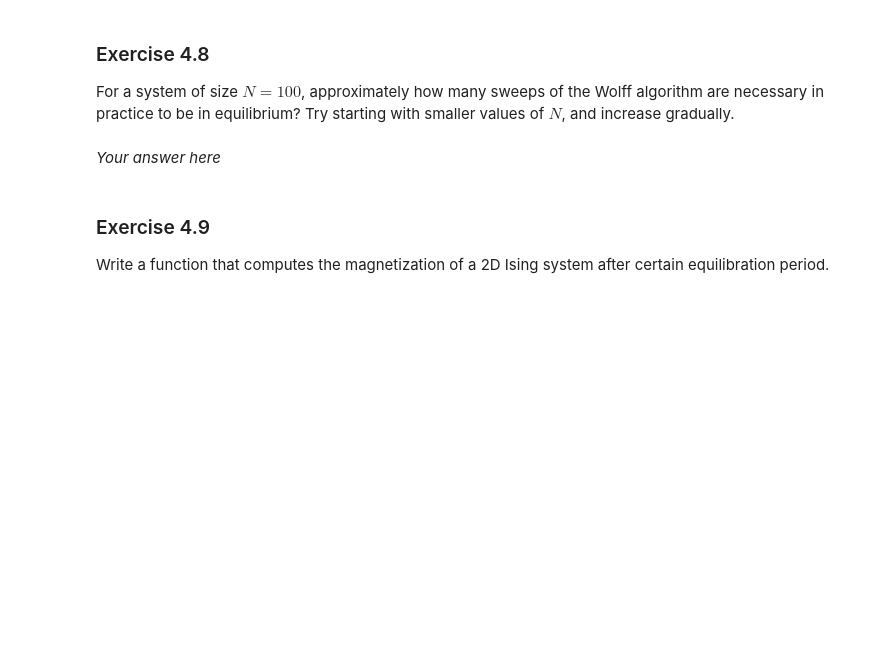
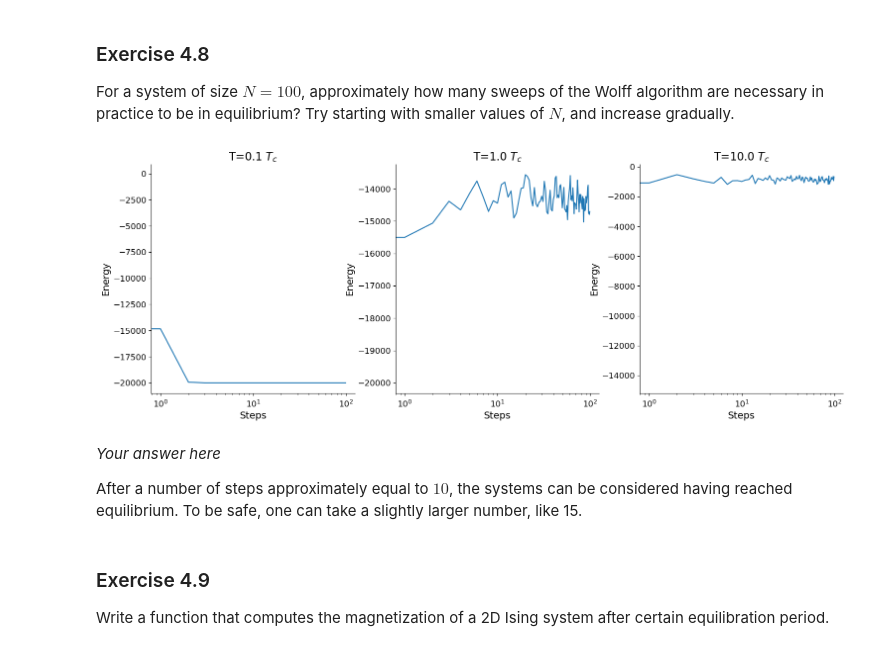
Before and after one commit to 12nihil12/fis_stat, a Jupyter notebook: notebooks/4-Ising-Model.ipynb, the cells around one changed output. Saved outputs shown, nothing was run; the diff lists cells and outputs as text; code cells hidden in the pictures; blank space fills up the shorter version.

Commit message:
Ising model done

```diff
--- a/notebooks/4-Ising-Model.ipynb
+++ b/notebooks/4-Ising-Model.ipynb
@@ -460,5 +480,38 @@ For a system of size $N=100$, approximately how many sweeps of the Wolff algorit
-# %% [markdown]
-*Your answer here*
+# %%
+# set system size, temperature
+
+n_sweeps=100
+ising=IsingModel(N=100)
+T_list=[T_c*0.1,T_c,T_c*10]
+# run some Wolff sweeps, check if equilibrium
+
+E=np.empty([len(T_list),n_sweeps])
+
+
+for j,T in enumerate(T_list):
+    ising.SetTemperatureField(T,0)
+    for n in range(n_sweeps):
+        E[j][n]=get_energy(ising.lattice*2-1)
+        ising.SweepWolff()
+# %%
+
+
+fig, axs = plt.subplots(1, 3, figsize=(18,6))
+
+for j,T in enumerate(T_list):
+    axs[j].semilogx(E[j])
+    axs[j].set_xlabel("Steps")
+    axs[j].set_ylabel("Energy")
+    axs[j].set_title(fr"T={T/T_c} $T_c$")
+
+
+plt.show()
+# %% [output]
+[figure, added]
+# %% [markdown]
+*Your answer here*
+
+ After a number of steps approximately equal to $10$, the systems can be considered having reached equilibrium. To be safe, one can take a slightly larger number, like 15.
 # %% [markdown]
 ### Exercise 4.9
 Write a function that computes the magnetization of a 2D Ising system after certain equilibration period.
```
Also changed, not shown: parts of 50 cells of this notebook.
